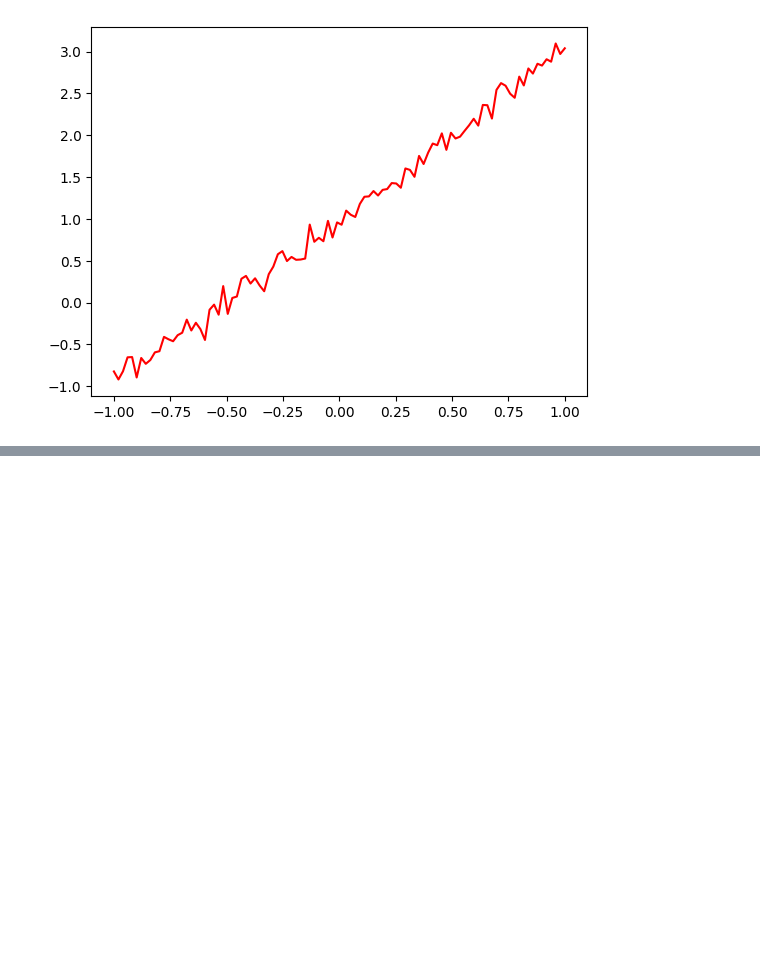
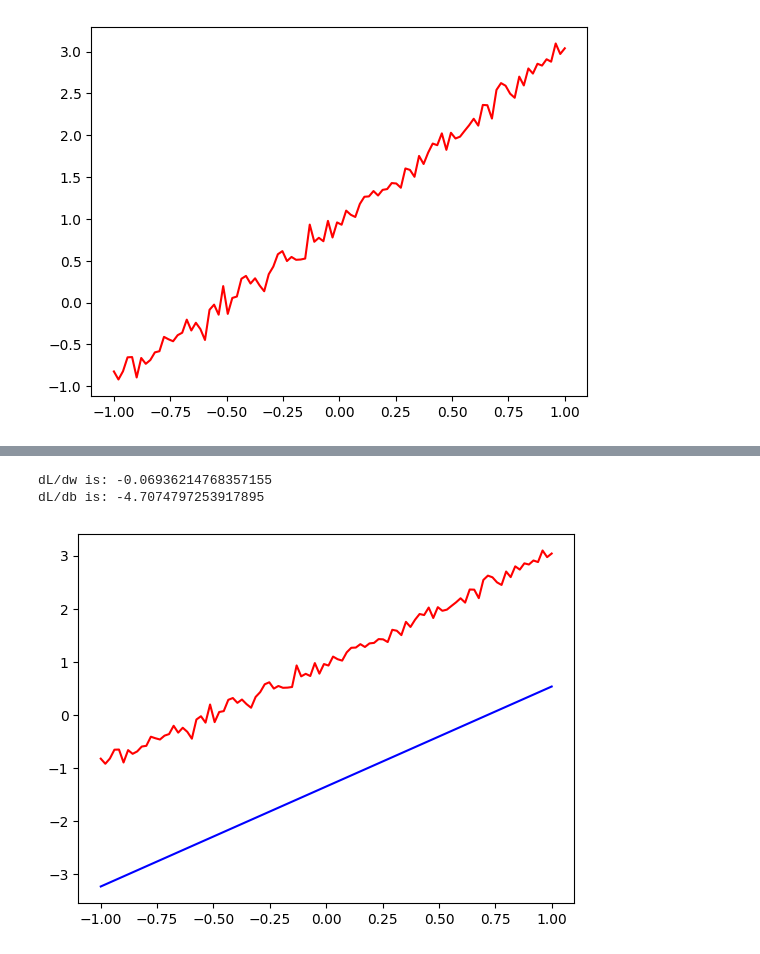
Before and after one commit to onur-ulusoy/Deep-Learning-Essentials, a Jupyter notebook: basics/01_simple_perceptron/perceptron.ipynb, the cells around one changed output, grey strips where cells are left out. Saved outputs shown, nothing was run; the diff lists cells and outputs as text; code cells hidden in the pictures; blank space fills up the shorter version.

Commit message:
Implement gradient calculation and update visualization in perceptron notebook

```diff
--- a/basics/01_simple_perceptron/perceptron.ipynb
+++ b/basics/01_simple_perceptron/perceptron.ipynb
@@ -30,9 +30,29 @@ epochs = 120
 # Define the simple linear model (y_pred = weight*x+bias)
 def forward_pass(x, weight, bias):
     return weight*x+bias
+
+# Define the gradient calculation for weights and bias
+def compute_gradients(x, y_true, y_pred):
+    dL_dw = -2 * np.mean(x*(y_true-y_pred))
+    dL_db = -2 * np.mean(y_true-y_pred)
+
+    return dL_dw, dL_db
 # %%
 def update():
     global weight, bias, x, y, learning_rate
 
     # Forward pass: Calculate predicted values using current weight and bias
     y_pred = forward_pass(x,weight,bias)
+
+    plt.plot(x, y, color='red', label="Noisy function")
+    plt.plot(x, y_pred, color='blue', label="Predictions")
+
+    # Calculate gradients for back propagation
+    [dL_dw, dL_db] = compute_gradients(x, y, y_pred)
+    print("dL/dw is:", dL_dw, "\ndL/db is:" , dL_db)
+# %%
+update()
+# %% [output]
+dL/dw is: -0.06936214768357155
+dL/db is: -4.7074797253917895
+[figure, added]
```
Also changed, not shown: parts of 1 cell of this notebook.
